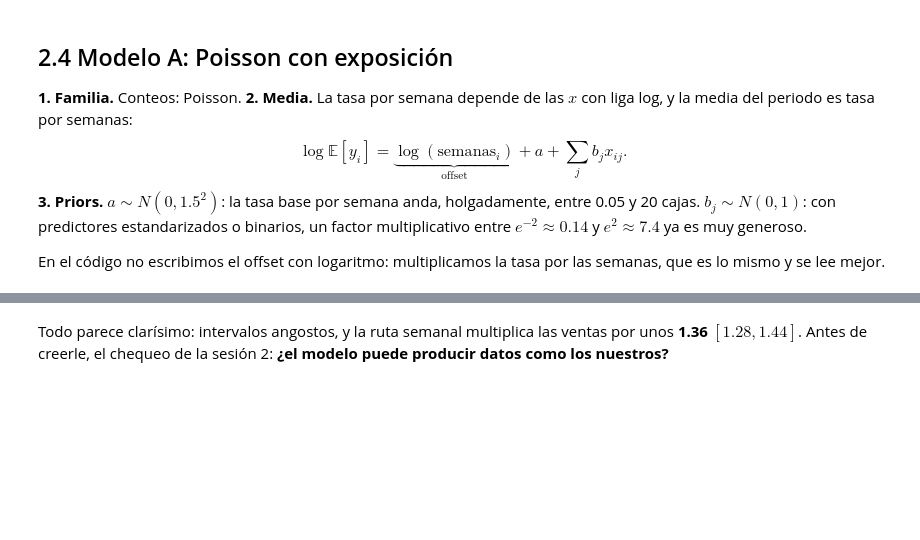
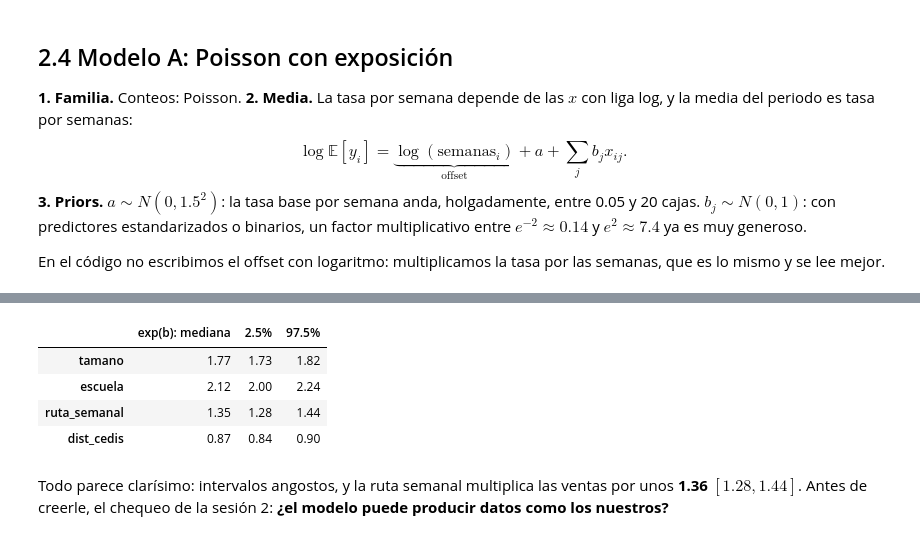
Before and after one commit to mirandaurban/tc3009c, a Jupyter notebook: Estadística/Tareas/TC3009C_GLMs.ipynb, the cells around one changed output, grey strips where cells are left out. Cells and saved outputs as stored; diff of their text form; code cells hidden in the pictures; blank space fills up the shorter version.

```diff
--- a/Estadística/Tareas/TC3009C_GLMs.ipynb
+++ b/Estadística/Tareas/TC3009C_GLMs.ipynb
@@ -534,6 +591,9 @@ with pm.Model(coords=coords) as m_pois:
     pm.Poisson("cajas", mu=semanas * tasa, observed=y)        # exposición: semanas
     idata_pois = pm.sample(1000, tune=1000, chains=4, random_seed=SEMILLA,
                            idata_kwargs={"log_likelihood": True})
-    pm.sample_posterior_predictive(idata_pois, extend_inplace=True, random_seed=SEMILLA)
+    # We call extend() so that posterior_predictive is added directly to idata_pois without overwriting it
+    preds = pm.sample_posterior_predictive(idata_pois, random_seed=SEMILLA)
+    idata_pois.extend(preds)
 
 tabla_efectos(idata_pois)
+# %% [output]
@@ -540,3 +604,8 @@ tabla_efectos(idata_pois)
+|  | exp(b): mediana | 2.5% | 97.5% |
+| tamano | 1.77 | 1.73 | 1.82 |
+| escuela | 2.12 | 2.00 | 2.24 |
+| ruta_semanal | 1.35 | 1.28 | 1.44 |
+| dist_cedis | 0.87 | 0.84 | 0.90 |
 # %% [markdown]
 Todo parece clarísimo: intervalos angostos, y la ruta semanal multiplica las ventas por unos **1.36** $[1.28, 1.44]$. Antes de creerle, el chequeo de la sesión 2: **¿el modelo puede producir datos como los nuestros?**
 # %%
```
Also changed, not shown: parts of 30 cells of this notebook.
